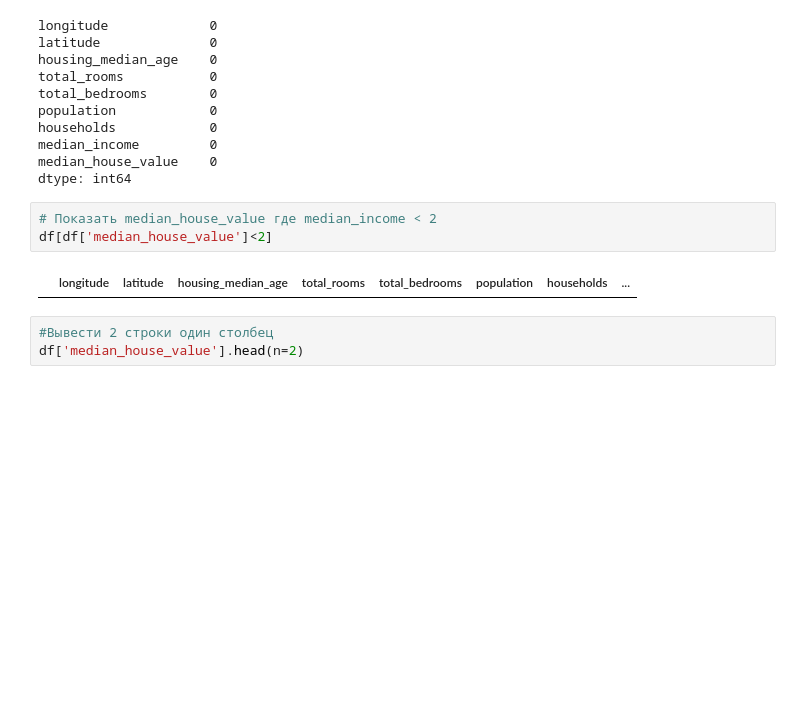
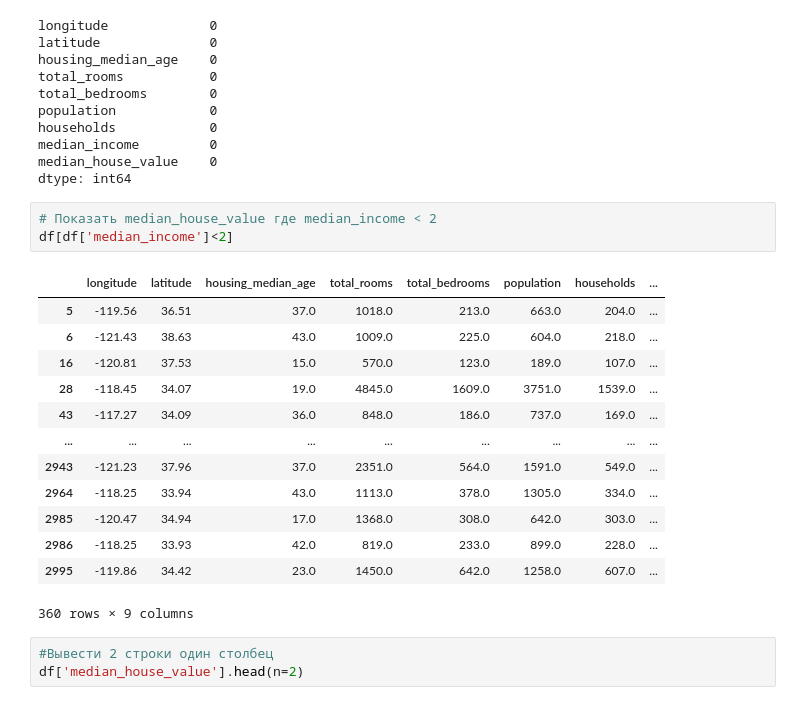
Before and after one commit to Alfabit7/python, a Jupyter notebook: seminar_11/pandasLearn.ipynb, the cells around one changed output. Saved outputs shown, nothing was run; the diff lists cells and outputs as text; blank space fills up the shorter version.

```diff
--- a/seminar_11/pandasLearn.ipynb
+++ b/seminar_11/pandasLearn.ipynb
@@ -64,9 +64,21 @@ median_house_value    0
 dtype: int64
 # %%
 # Показать median_house_value где median_income < 2
-df[df['median_house_value']<2]
+df[df['median_income']<2]
 # %% [output]
 |  | longitude | latitude | housing_median_age | total_rooms | total_bedrooms | population | households | ... |
+| 5 | -119.56 | 36.51 | 37.0 | 1018.0 | 213.0 | 663.0 | 204.0 | ... |
+| 6 | -121.43 | 38.63 | 43.0 | 1009.0 | 225.0 | 604.0 | 218.0 | ... |
+| 16 | -120.81 | 37.53 | 15.0 | 570.0 | 123.0 | 189.0 | 107.0 | ... |
+| 28 | -118.45 | 34.07 | 19.0 | 4845.0 | 1609.0 | 3751.0 | 1539.0 | ... |
+| 43 | -117.27 | 34.09 | 36.0 | 848.0 | 186.0 | 737.0 | 169.0 | ... |
+| ... | ... | ... | ... | ... | ... | ... | ... | ... |
+| 2943 | -121.23 | 37.96 | 37.0 | 2351.0 | 564.0 | 1591.0 | 549.0 | ... |
+| 2964 | -118.25 | 33.94 | 43.0 | 1113.0 | 378.0 | 1305.0 | 334.0 | ... |
+| 2985 | -120.47 | 34.94 | 17.0 | 1368.0 | 308.0 | 642.0 | 303.0 | ... |
+| 2986 | -118.25 | 33.93 | 42.0 | 819.0 | 233.0 | 899.0 | 228.0 | ... |
+| 2995 | -119.86 | 34.42 | 23.0 | 1450.0 | 642.0 | 1258.0 | 607.0 | ... |
+360 rows × 9 columns
 # %%
 #Вывести 2 строки один столбец
 df['median_house_value'].head(n=2)
```
Also changed, not shown: parts of 1 cell of this notebook, 3 other files.
